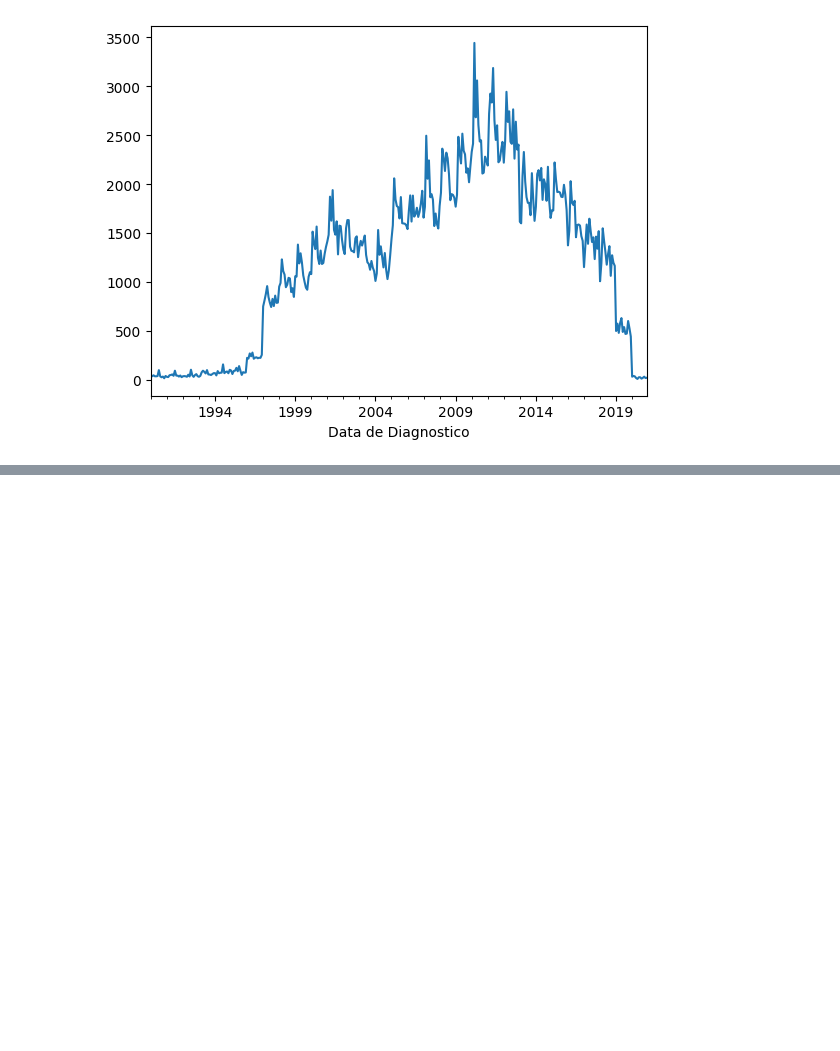
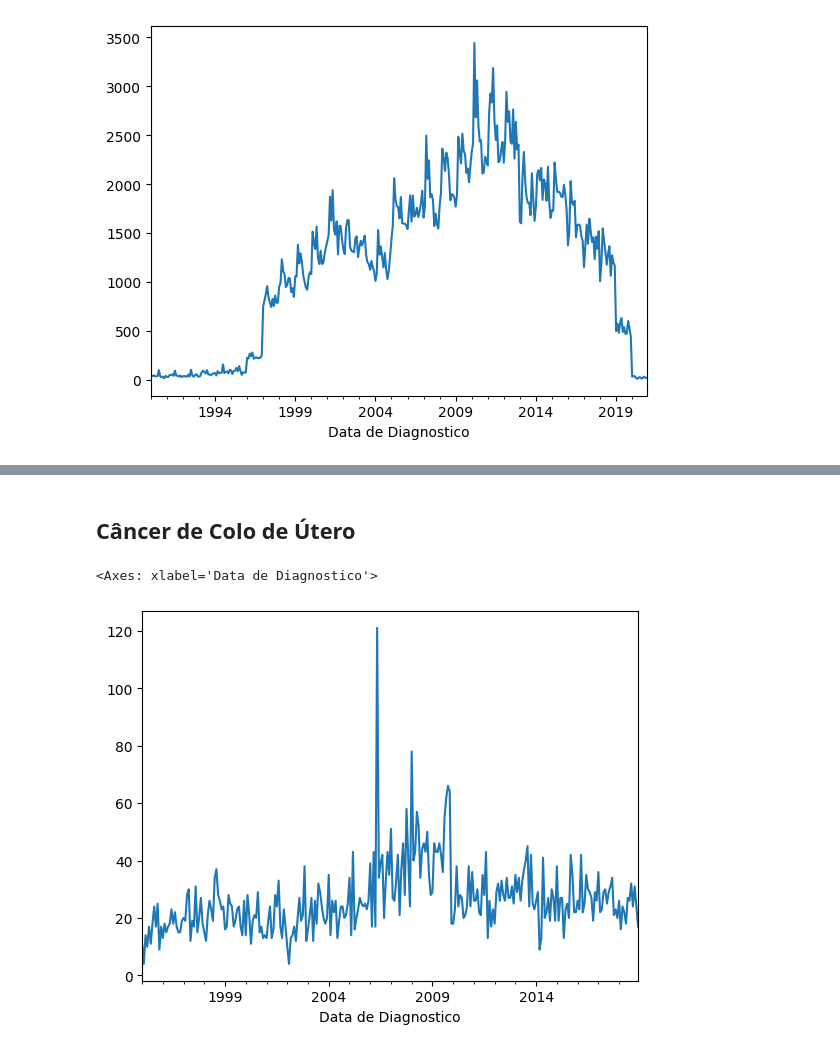
Before and after one commit to MateusVasc/IC-Cancer-Time-Series, a Jupyter notebook: Apresentação/Visualização Concatenada/verificacao_tempotal.ipynb, the cells around one changed output, grey strips where cells are left out. Drawn from its saved outputs; the diff is of its cells as text; code cells hidden in the pictures; blank space fills up the shorter version.

```diff
--- a/Apresentação/Visualização Concatenada/verificacao_tempotal.ipynb
+++ b/Apresentação/Visualização Concatenada/verificacao_tempotal.ipynb
@@ -106,0 +153,13 @@ result_pele.plot()
+# %% [markdown]
+## Câncer de Colo de Útero
+# %%
+df_colo_utero_recife = df_recife[df_recife['Descrição da Doenca'].isin(['COLO DO UTERO, SOE', 'OUTRAS PARTES DO COLO DO UTERO',
+                                                                'LESAO INVASIVA DO COLO DO UTERO', 'COLO DO UTERO',
+                                                                'CARCINOMA "IN SITU" DO COLO DO UTERO (CERVIX)'])]
+df_colo_utero_recife = df_colo_utero_recife.sort_values(by='Data de Diagnostico')
+df_colo_utero_recife_final = df_colo_utero_recife.set_index('Data de Diagnostico')
+result_colo_utero_recife = df_colo_utero_recife_final.resample("M")['Código do Paciente'].count()
+result_colo_utero_recife.plot()
+# %% [output]
+<Axes: xlabel='Data de Diagnostico'>
+[figure, added]
```
Also changed, not shown: parts of 16 cells of this notebook, 1 other file.
